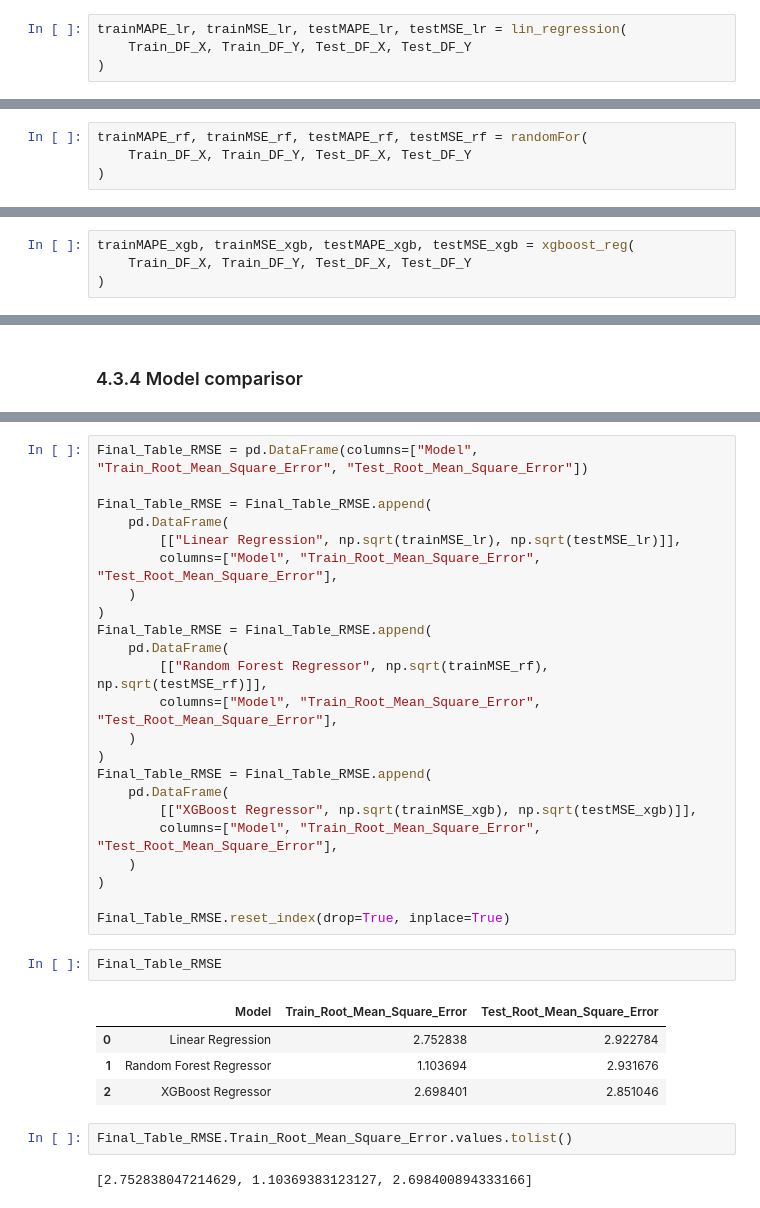
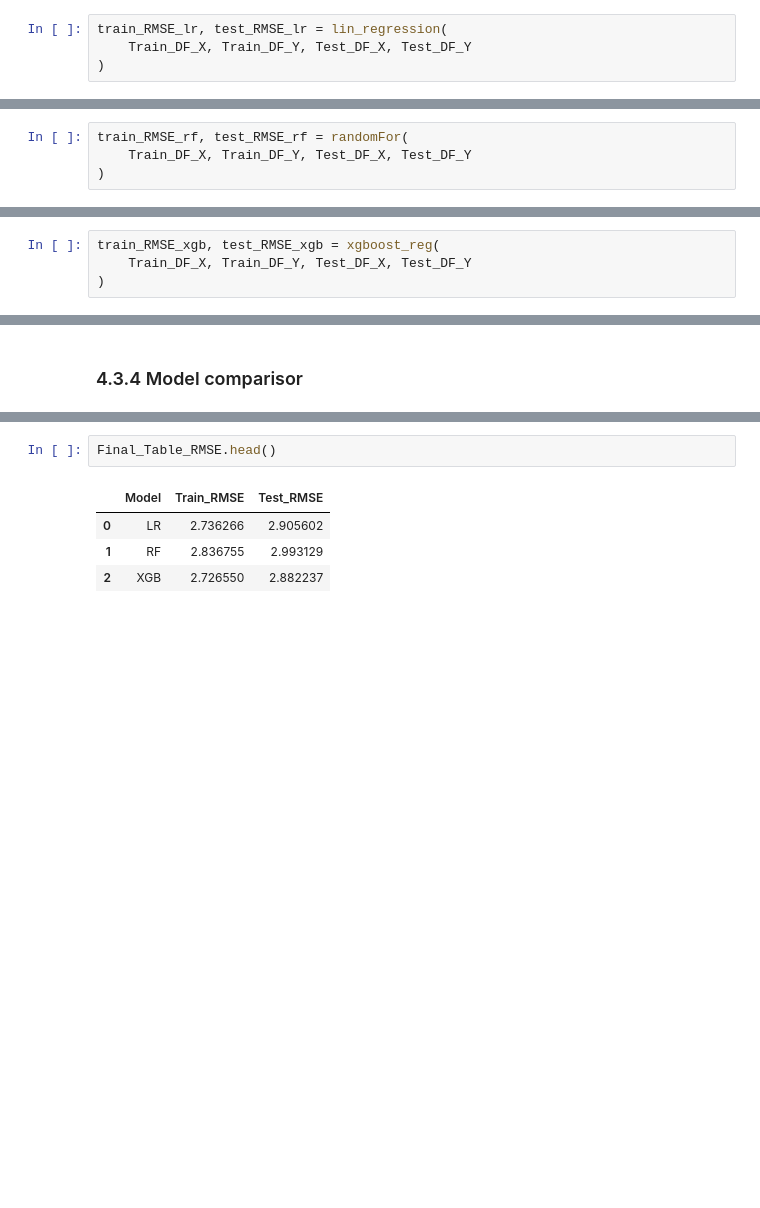
Before and after one commit to YordiDekkers/Taxi-Mobility, a Jupyter notebook: cabspotting.ipynb, the cells around one changed output, grey strips where cells are left out. Drawn from its saved outputs; the diff is of its cells as text; blank space fills up the shorter version.

```diff
--- a/cabspotting.ipynb
+++ b/cabspotting.ipynb
@@ -2217,4 +2367,4 @@ def lin_regression(train_data, train_true, test_data, test_true):
 # %%
-trainMAPE_lr, trainMSE_lr, testMAPE_lr, testMSE_lr = lin_regression(
+train_RMSE_lr, test_RMSE_lr = lin_regression(
     Train_DF_X, Train_DF_Y, Test_DF_X, Test_DF_Y
 )
@@ -2255,4 +2416,4 @@ def randomFor(train_data, train_true, test_data, test_true):
 # %%
-trainMAPE_rf, trainMSE_rf, testMAPE_rf, testMSE_rf = randomFor(
+train_RMSE_rf, test_RMSE_rf = randomFor(
     Train_DF_X, Train_DF_Y, Test_DF_X, Test_DF_Y
 )
@@ -2292,4 +2466,4 @@ def xgboost_reg(train_data, train_true, test_data, test_true):
 # %%
-trainMAPE_xgb, trainMSE_xgb, testMAPE_xgb, testMSE_xgb = xgboost_reg(
+train_RMSE_xgb, test_RMSE_xgb = xgboost_reg(
     Train_DF_X, Train_DF_Y, Test_DF_X, Test_DF_Y
 )
@@ -2373,37 +2501,10 @@ Final_Table_MAPE.reset_index(drop=True, inplace=True)
-# %%
-Final_Table_RMSE = pd.DataFrame(columns=["Model", "Train_Root_Mean_Square_Error", "Test_Root_Mean_Square_Error"])
-
-Final_Table_RMSE = Final_Table_RMSE.append(
-    pd.DataFrame(
-        [["Linear Regression", np.sqrt(trainMSE_lr), np.sqrt(testMSE_lr)]],
-        columns=["Model", "Train_Root_Mean_Square_Error", "Test_Root_Mean_Square_Error"],
-    )
-)
-Final_Table_RMSE = Final_Table_RMSE.append(
-    pd.DataFrame(
-        [["Random Forest Regressor", np.sqrt(trainMSE_rf), np.sqrt(testMSE_rf)]],
-        columns=["Model", "Train_Root_Mean_Square_Error", "Test_Root_Mean_Square_Error"],
-    )
-)
-Final_Table_RMSE = Final_Table_RMSE.append(
-    pd.DataFrame(
-        [["XGBoost Regressor", np.sqrt(trainMSE_xgb), np.sqrt(testMSE_xgb)]],
-        columns=["Model", "Train_Root_Mean_Square_Error", "Test_Root_Mean_Square_Error"],
-    )
-)
-
-Final_Table_RMSE.reset_index(drop=True, inplace=True)
 # %%
-Final_Table_RMSE
+Final_Table_RMSE.head()
 # %% [output]
-|  | Model | Train_Root_Mean_Square_Error | Test_Root_Mean_Square_Error |
-| 0 | Linear Regression | 2.752838 | 2.922784 |
-| 1 | Random Forest Regressor | 1.103694 | 2.931676 |
-| 2 | XGBoost Regressor | 2.698401 | 2.851046 |
+|  | Model | Train_RMSE | Test_RMSE |
+| 0 | LR | 2.736266 | 2.905602 |
+| 1 | RF | 2.836755 | 2.993129 |
+| 2 | XGB | 2.726550 | 2.882237 |
-# %%
-Final_Table_RMSE.Train_Root_Mean_Square_Error.values.tolist()
-# %% [output]
-[2.752838047214629, 1.10369383123127, 2.698400894333166]
 # %%
 plt.figure(figsize=(12,7))
 
```
Also changed, not shown: parts of 40 cells of this notebook, 1 other file.
